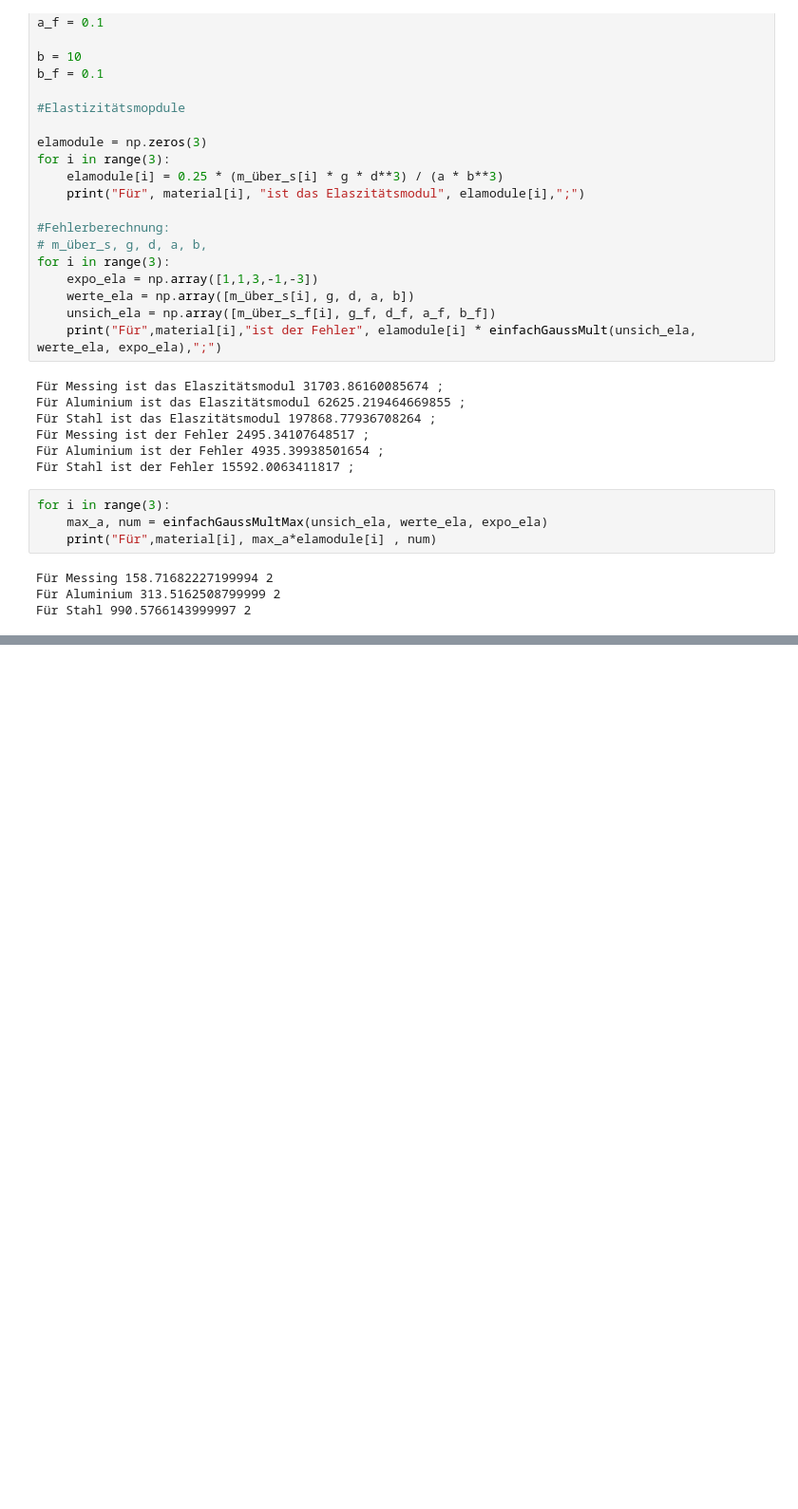
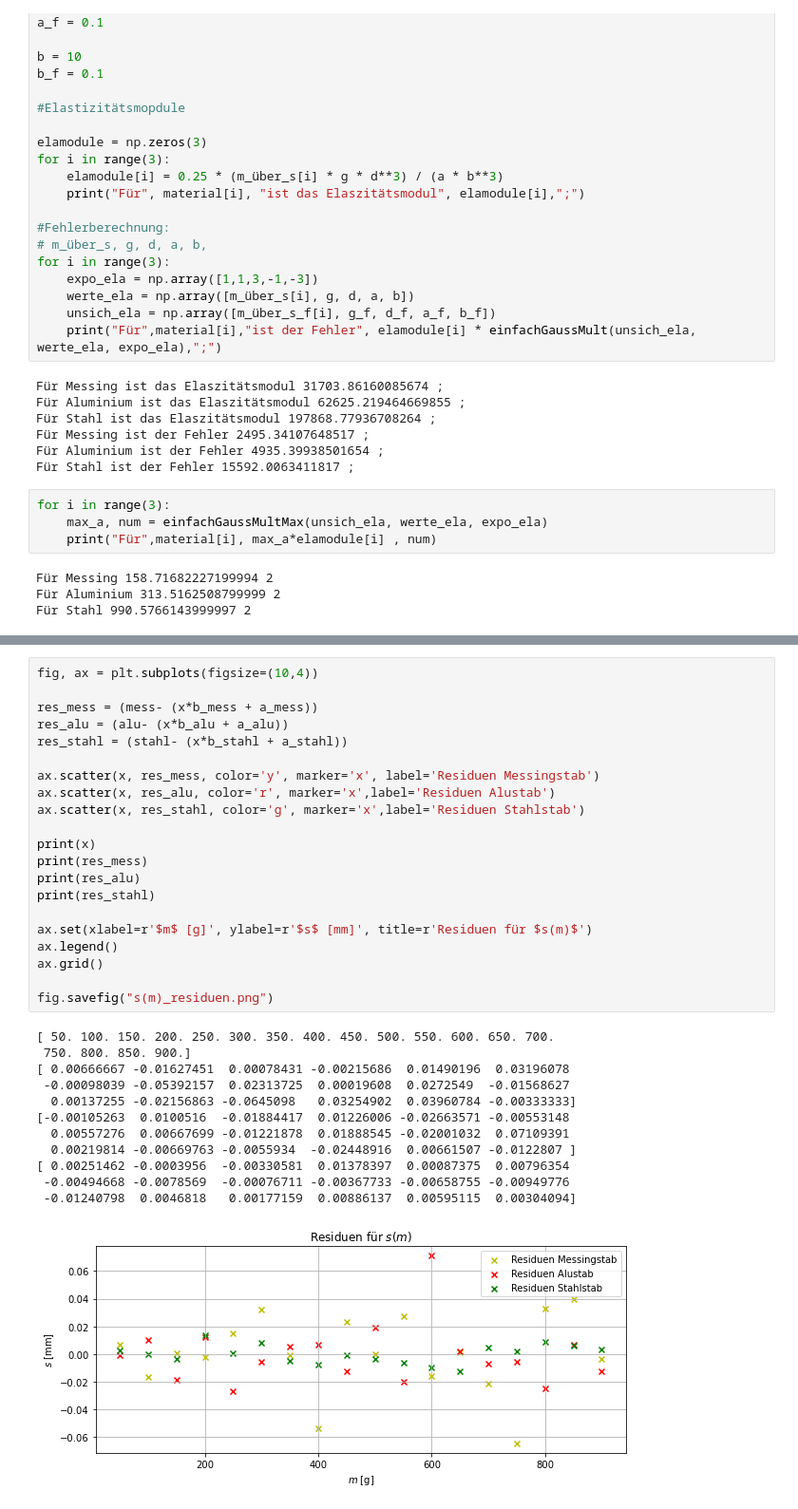
Before and after one commit to AP1ACC/V1, a Jupyter notebook: V6/V6 Johann.ipynb, the cells around one changed output, grey strips where cells are left out. Shown at 95% size. Drawn from its saved outputs; the diff is of its cells as text; blank space fills up the shorter version.

```diff
--- a/V6/V6 Johann.ipynb
+++ b/V6/V6 Johann.ipynb
@@ -171,0 +232,34 @@ Für Stahl 990.5766143999997 2
+# %%
+fig, ax = plt.subplots(figsize=(10,4))
+
+res_mess = (mess- (x*b_mess + a_mess))
+res_alu = (alu- (x*b_alu + a_alu))
+res_stahl = (stahl- (x*b_stahl + a_stahl))
+
+ax.scatter(x, res_mess, color='y', marker='x', label='Residuen Messingstab')
+ax.scatter(x, res_alu, color='r', marker='x',label='Residuen Alustab')
+ax.scatter(x, res_stahl, color='g', marker='x',label='Residuen Stahlstab')
+
+print(x)
+print(res_mess)
+print(res_alu)
+print(res_stahl)
+
+ax.set(xlabel=r'$m$ [g]', ylabel=r'$s$ [mm]', title=r'Residuen für $s(m)$')
+ax.legend()
+ax.grid()
+
+fig.savefig("s(m)_residuen.png")
+# %% [output]
+[ 50. 100. 150. 200. 250. 300. 350. 400. 450. 500. 550. 600. 650. 700.
+ 750. 800. 850. 900.]
+[ 0.00666667 -0.01627451  0.00078431 -0.00215686  0.01490196  0.03196078
+ -0.00098039 -0.05392157  0.02313725  0.00019608  0.0272549  -0.01568627
+  0.00137255 -0.02156863 -0.0645098   0.03254902  0.03960784 -0.00333333]
+[-0.00105263  0.0100516  -0.01884417  0.01226006 -0.02663571 -0.00553148
+  0.00557276  0.00667699 -0.01221878  0.01888545 -0.02001032  0.07109391
+  0.00219814 -0.00669763 -0.0055934  -0.02448916  0.00661507 -0.0122807 ]
+[ 0.00251462 -0.0003956  -0.00330581  0.01378397  0.00087375  0.00796354
+ -0.00494668 -0.0078569  -0.00076711 -0.00367733 -0.00658755 -0.00949776
+ -0.01240798  0.0046818   0.00177159  0.00886137  0.00595115  0.00304094]
+[figure, added]
```
Also changed, not shown: parts of 2 cells of this notebook.
